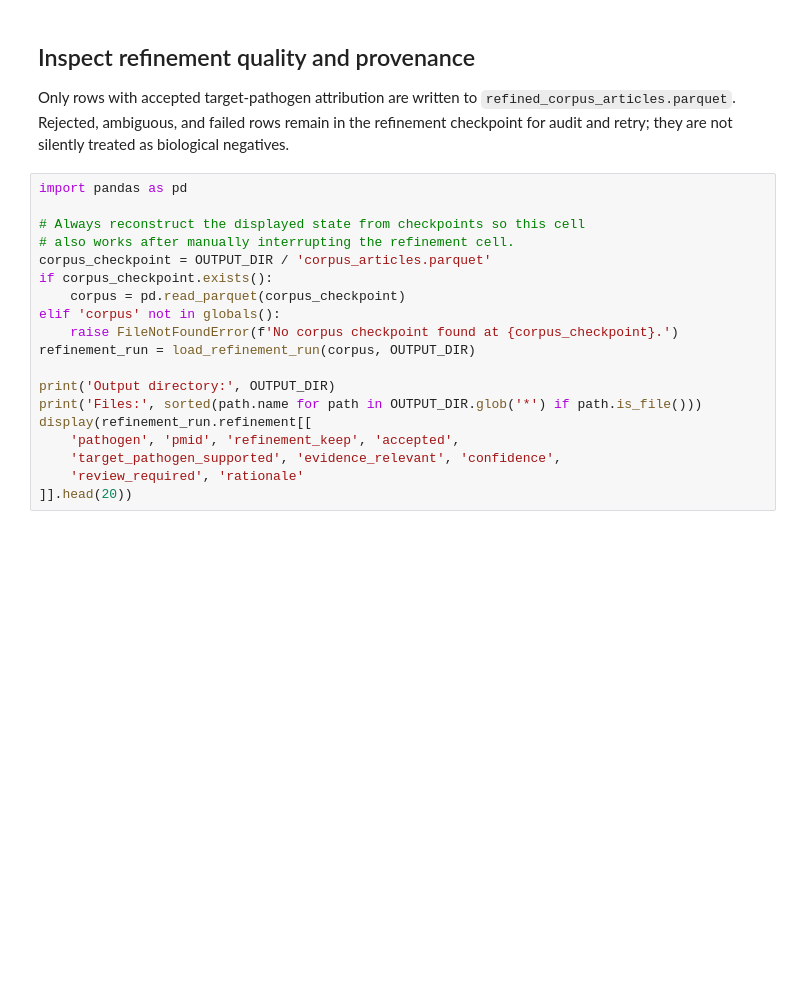
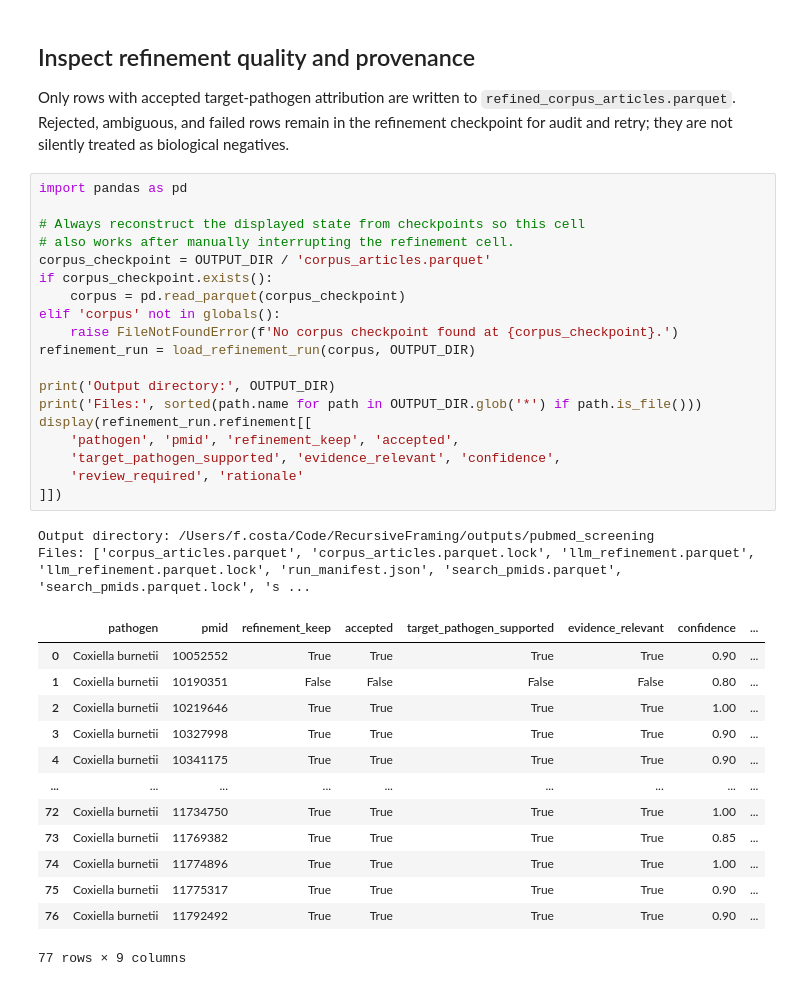
Before and after one commit to fabriziocosta/RecursiveFraming, a Jupyter notebook: notebooks/01_pubmed_abstract_download.ipynb, the cells around one changed output. Cells and saved outputs as stored; diff of their text form; blank space fills up the shorter version.

```diff
--- a/notebooks/01_pubmed_abstract_download.ipynb
+++ b/notebooks/01_pubmed_abstract_download.ipynb
@@ -165,19 +161,35 @@ silently treated as biological negatives.
 # %%
 import pandas as pd
 
 # Always reconstruct the displayed state from checkpoints so this cell
 # also works after manually interrupting the refinement cell.
 corpus_checkpoint = OUTPUT_DIR / 'corpus_articles.parquet'
 if corpus_checkpoint.exists():
     corpus = pd.read_parquet(corpus_checkpoint)
 elif 'corpus' not in globals():
     raise FileNotFoundError(f'No corpus checkpoint found at {corpus_checkpoint}.')
 refinement_run = load_refinement_run(corpus, OUTPUT_DIR)
 
 print('Output directory:', OUTPUT_DIR)
 print('Files:', sorted(path.name for path in OUTPUT_DIR.glob('*') if path.is_file()))
 display(refinement_run.refinement[[
     'pathogen', 'pmid', 'refinement_keep', 'accepted',
     'target_pathogen_supported', 'evidence_relevant', 'confidence',
     'review_required', 'rationale'
-]].head(20))
+]])
+# %% [output]
+Output directory: /Users/f.costa/Code/RecursiveFraming/outputs/pubmed_screening
+Files: ['corpus_articles.parquet', 'corpus_articles.parquet.lock', 'llm_refinement.parquet', 'llm_refinement.parquet.lock', 'run_manifest.json', 'search_pmids.parquet', 'search_pmids.parquet.lock', 's ...
+|  | pathogen | pmid | refinement_keep | accepted | target_pathogen_supported | evidence_relevant | confidence | ... |
+| 0 | Coxiella burnetii | 10052552 | True | True | True | True | 0.90 | ... |
+| 1 | Coxiella burnetii | 10190351 | False | False | False | False | 0.80 | ... |
+| 2 | Coxiella burnetii | 10219646 | True | True | True | True | 1.00 | ... |
+| 3 | Coxiella burnetii | 10327998 | True | True | True | True | 0.90 | ... |
+| 4 | Coxiella burnetii | 10341175 | True | True | True | True | 0.90 | ... |
+| ... | ... | ... | ... | ... | ... | ... | ... | ... |
+| 72 | Coxiella burnetii | 11734750 | True | True | True | True | 1.00 | ... |
+| 73 | Coxiella burnetii | 11769382 | True | True | True | True | 0.85 | ... |
+| 74 | Coxiella burnetii | 11774896 | True | True | True | True | 1.00 | ... |
+| 75 | Coxiella burnetii | 11775317 | True | True | True | True | 0.90 | ... |
+| 76 | Coxiella burnetii | 11792492 | True | True | True | True | 0.90 | ... |
+77 rows × 9 columns
```
Also changed, not shown: parts of 3 cells of this notebook, 7 other files.
